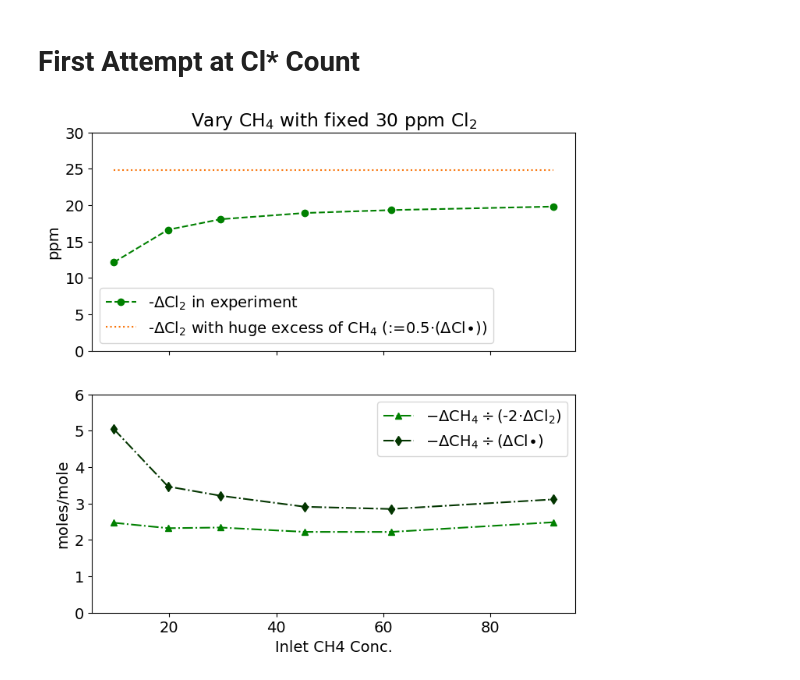
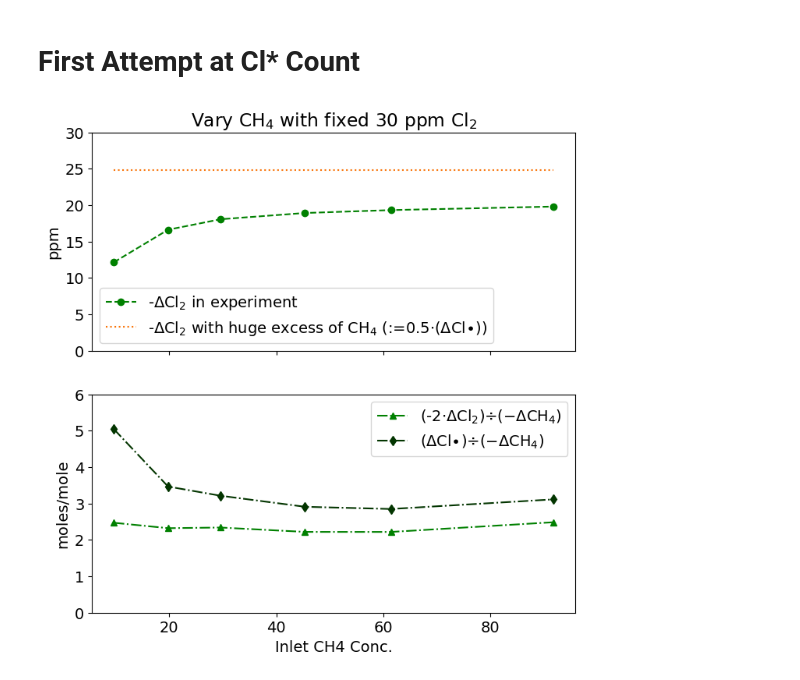
Before and after one commit to richardsrandall/Fall-2024-Cl2, a Jupyter notebook: 10-23 Cl2 Campaign Follow-Ups/10-23_plot_cl2_data.ipynb, the cells around one changed output. Saved outputs shown, nothing was run; the diff lists cells and outputs as text; code cells hidden in the pictures.

Commit message:
Little stuff, incl. plot for 3X Cl2 humid sweep

```diff
--- a/10-23 Cl2 Campaign Follow-Ups/10-23_plot_cl2_data.ipynb
+++ b/10-23 Cl2 Campaign Follow-Ups/10-23_plot_cl2_data.ipynb
@@ -11,12 +11,12 @@ from IPython.display import display
 use_nominal_cl2 = True
 # %%
 # Import stuff
-bypass_data_929 = pd.read_csv("/Users/work/Desktop/Research/Experimental Data/Fall-2024-Cl2/_exported_data/bypasses_09-29_cl2_campaign_after_mfc_zero.csv")
-conversion_data_929 = pd.read_csv("/Users/work/Desktop/Research/Experimental Data/Fall-2024-Cl2/_exported_data/conversions_09-29_cl2_campaign_after_mfc_zero.csv")
-bypass_data_924 = pd.read_csv("/Users/work/Desktop/Research/Experimental Data/Fall-2024-Cl2/_exported_data/bypasses_09-24_cl2_sweeps_no_cofeed.csv")
-conversion_data_924 = pd.read_csv("/Users/work/Desktop/Research/Experimental Data/Fall-2024-Cl2/_exported_data/conversions_09-24_cl2_sweeps_no_cofeed.csv")
-bypass_data_1023 = pd.read_csv("/Users/work/Desktop/Research/Experimental Data/Fall-2024-Cl2/_exported_data/bypasses_10-23_cl2_misc_follow_ups.csv")
-conversion_data_1023 = pd.read_csv("/Users/work/Desktop/Research/Experimental Data/Fall-2024-Cl2/_exported_data/conversions_10-23_cl2_misc_follow_ups.csv")
+bypass_data_929 = pd.read_csv("../_exported_data/bypasses_09-29_cl2_campaign_after_mfc_zero.csv")
+conversion_data_929 = pd.read_csv("../_exported_data/conversions_09-29_cl2_campaign_after_mfc_zero.csv")
+bypass_data_924 = pd.read_csv("../_exported_data/bypasses_09-24_cl2_sweeps_no_cofeed.csv")
+conversion_data_924 = pd.read_csv("../_exported_data/conversions_09-24_cl2_sweeps_no_cofeed.csv")
+bypass_data_1023 = pd.read_csv("../_exported_data/bypasses_10-23_cl2_misc_follow_ups.csv")
+conversion_data_1023 = pd.read_csv("../_exported_data/conversions_10-23_cl2_misc_follow_ups.csv")
 all_bypass_data = pd.concat([bypass_data_924,bypass_data_929,bypass_data_1023],axis=0,ignore_index=True).reindex()
 all_conversion_data = pd.concat([conversion_data_924,conversion_data_929,conversion_data_1023],axis=0,ignore_index=True).reindex()
 # %% [markdown]
@@ -32,33 +32,33 @@ exp_start_times = prev_exp_data['start_time']
 titration_start_times = titration_data['start_time']
 
 # Calculate the chlorine levels via the recorded conversions
 cl2_conversions_exp = [conv*(30.0/baseline) for conv,baseline in zip(prev_exp_data['Cl2 LabJack: Cl2 Node A (ppm) conversion'],prev_exp_data['Cl2 LabJack: Cl2 Node A (ppm) baseline'])]
 cl2_conversions_titration = [conv*(30.0/baseline) for conv,baseline in zip(titration_data['Cl2 LabJack: Cl2 Node A (ppm) conversion'],titration_data['Cl2 LabJack: Cl2 Node A (ppm) baseline'])]
 
 # Setup subplots
 plt.rcParams.update({'font.size': 14})
 (fig,(ax1,ax2)) = plt.subplots(nrows=2,figsize=(8,8),sharex=True)
 
 # Make the first plot
 ax1.plot(ch4_baselines_exp,cl2_conversions_exp,label="-$\Delta$Cl$_2$ in experiment",color='g',marker='o',linestyle='--')
 ax1.plot(ch4_baselines_exp,np.ones(len(ch4_baselines_exp))*np.average(cl2_conversions_titration),
          label="-$\Delta$Cl$_2$ with huge excess of CH$_4$ (:=0.5$\cdot$($\Delta$Cl$\\bullet$))",color='xkcd:orange',linestyle=':')
 ax1.set_ylabel('ppm')
 ax1.set_ylim(0,30)
 ax1.legend()
 
 # Make the second plot
 ch4_per_cl2 = [2*b/a for a,b in zip(ch4_conversions_exp,cl2_conversions_exp)]
-ax2.plot(ch4_baselines_exp,ch4_per_cl2,label="$-\Delta$CH$_4\div$(-2$\cdot\Delta$Cl$_2$)",color='g',linestyle='-.',marker='^')
+ax2.plot(ch4_baselines_exp,ch4_per_cl2,label="(-2$\cdot\Delta$Cl$_2$)$\div$$(-\Delta$CH$_4)$",color='g',linestyle='-.',marker='^')
 cl_star_budget = 2*np.average(cl2_conversions_titration)
 ch4_per_cl_star = [cl_star_budget/a for a in ch4_conversions_exp]
-ax2.plot(ch4_baselines_exp,ch4_per_cl_star,label="$-\Delta$CH$_4\div$($\Delta$Cl$\\bullet$)",color='xkcd:dark green',linestyle='-.',marker='d')
+ax2.plot(ch4_baselines_exp,ch4_per_cl_star,label="($\Delta$Cl$\\bullet$)$\div$$(-\Delta$CH$_4)$",color='xkcd:dark green',linestyle='-.',marker='d')
 ax2.set_ylabel("moles/mole")
 ax2.set_xlabel('Inlet CH4 Conc.')
 ax2.set_ylim(0,6)
 ax2.legend()
 
 ax1.set_title("Vary CH$_4$ with fixed 30 ppm Cl$_2$")
 plt.show()
 # %% [output]
-[figure, old version]
+[figure, new version]
```
Also changed, not shown: parts of 1 cell of this notebook, 2 other files.
